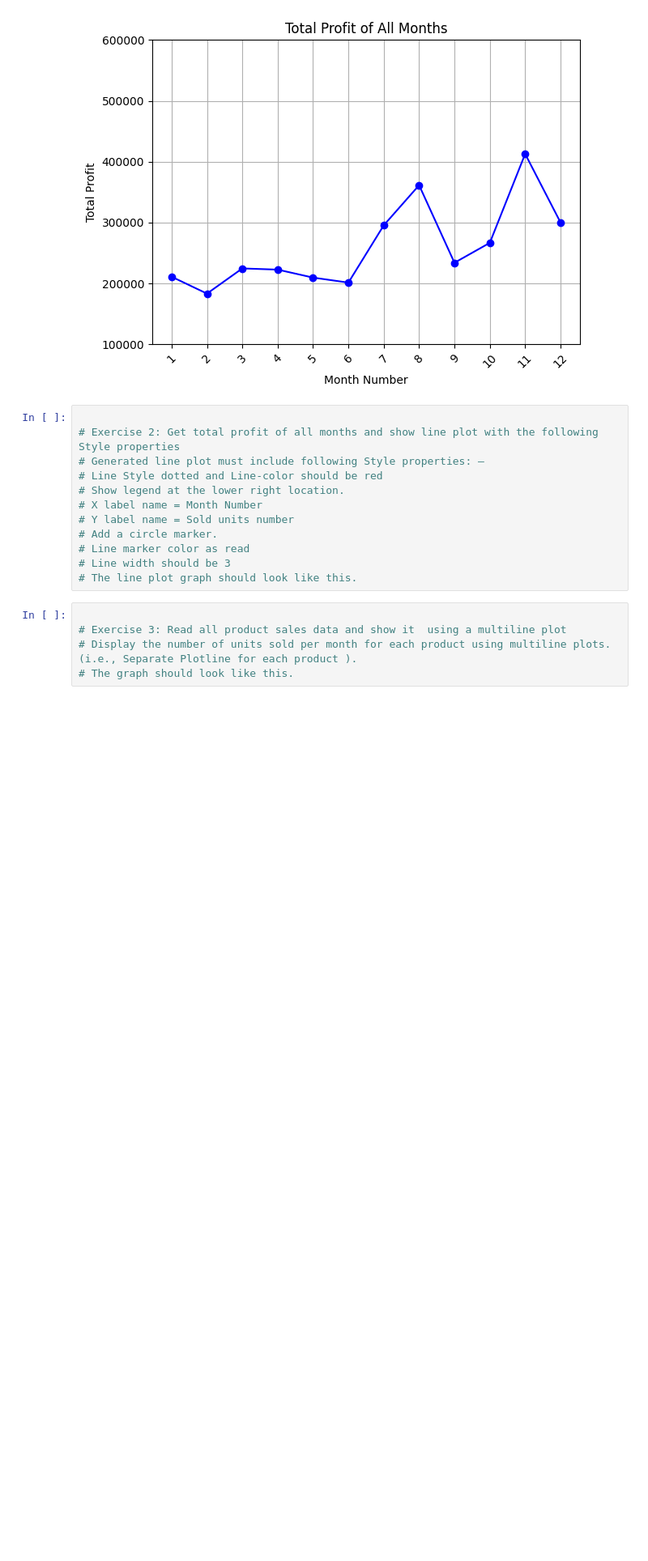
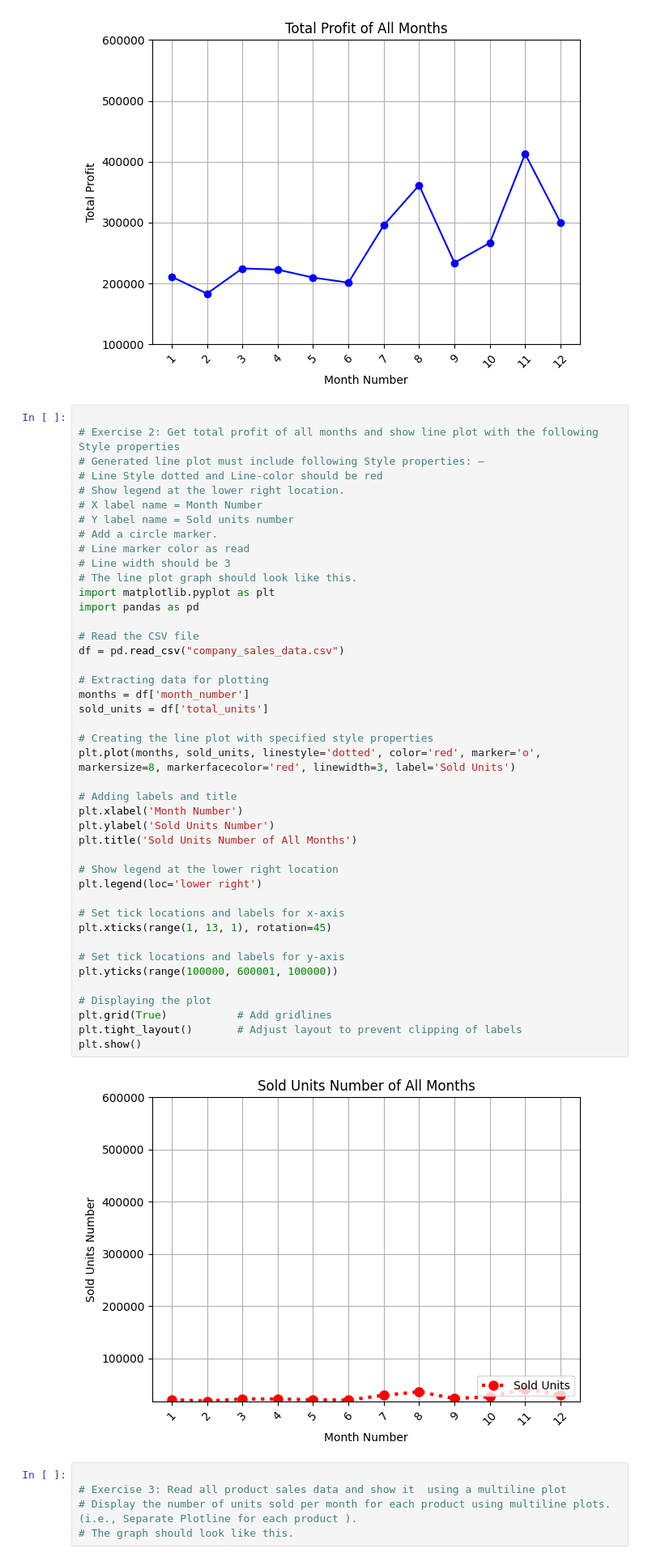
Before and after one commit to Hackerdude374/CS245-Lab-Assignments, a Jupyter notebook: lab6.ipynb, the cells around one changed output. Shown at 81% size. Saved outputs shown, nothing was run; the diff lists cells and outputs as text; blank space fills up the shorter version.

```diff
--- a/lab6.ipynb
+++ b/lab6.ipynb
@@ -40,15 +40,48 @@ plt.show()
 # %%
 
 # Exercise 2: Get total profit of all months and show line plot with the following Style properties
 # Generated line plot must include following Style properties: –
 # Line Style dotted and Line-color should be red
 # Show legend at the lower right location.
 # X label name = Month Number
 # Y label name = Sold units number
 # Add a circle marker.
 # Line marker color as read
 # Line width should be 3
 # The line plot graph should look like this.
+import matplotlib.pyplot as plt
+import pandas as pd
+
+# Read the CSV file
+df = pd.read_csv("company_sales_data.csv")
+
+# Extracting data for plotting
+months = df['month_number']
+sold_units = df['total_units']
+
+# Creating the line plot with specified style properties
+plt.plot(months, sold_units, linestyle='dotted', color='red', marker='o', markersize=8, markerfacecolor='red', linewidth=3, label='Sold Units')
+
+# Adding labels and title
+plt.xlabel('Month Number')
+plt.ylabel('Sold Units Number')
+plt.title('Sold Units Number of All Months')
+
+# Show legend at the lower right location
+plt.legend(loc='lower right')
+
+# Set tick locations and labels for x-axis
+plt.xticks(range(1, 13, 1), rotation=45)
+
+# Set tick locations and labels for y-axis
+plt.yticks(range(100000, 600001, 100000))
+
+# Displaying the plot
+plt.grid(True)           # Add gridlines
+plt.tight_layout()       # Adjust layout to prevent clipping of labels
+plt.show()
+# %% [output]
+[figure, added]
 # %%
 
 # Exercise 3: Read all product sales data and show it  using a multiline plot
```
